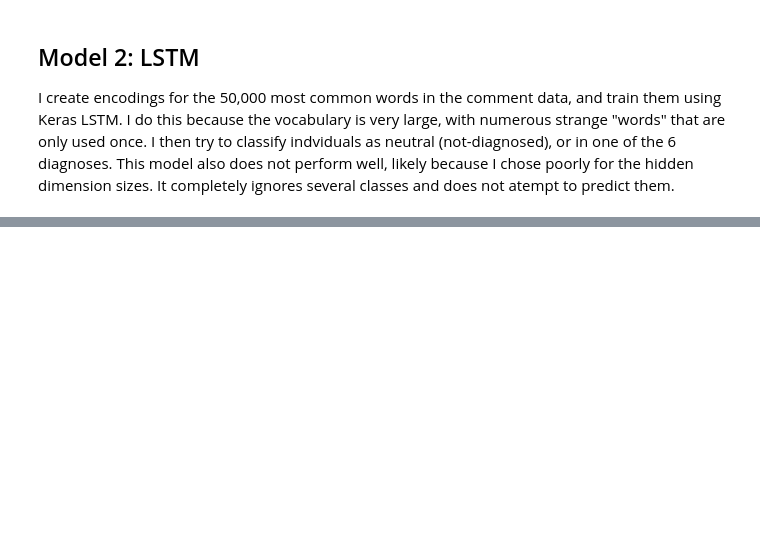
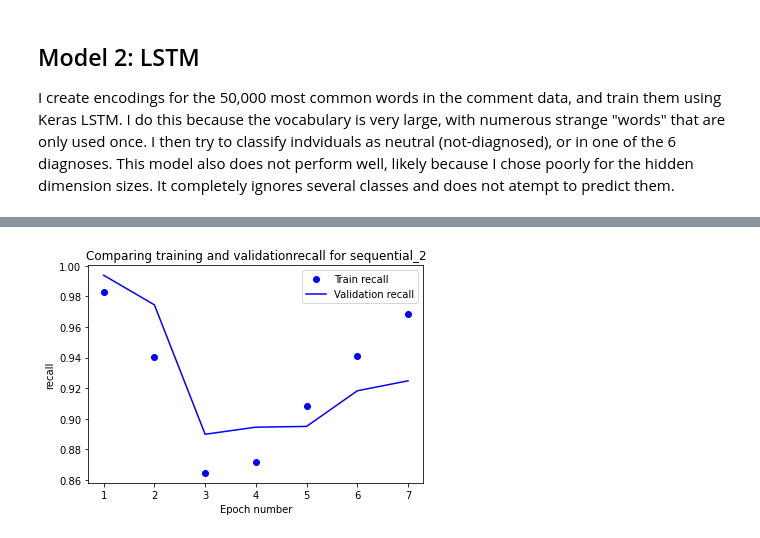
Before and after one commit to kstrickland680/MentalHealthRedditAnalysis, a Jupyter notebook: MentalHealthRedditAnalysis.ipynb, the cells around one changed output, grey strips where cells are left out. Cells and saved outputs as stored; diff of their text form; code cells hidden in the pictures; blank space fills up the shorter version.

```diff
--- a/MentalHealthRedditAnalysis.ipynb
+++ b/MentalHealthRedditAnalysis.ipynb
@@ -1386,0 +1261,4 @@ y_test_bin = [y if y == 0 else 1 for y in y_test]
+# %%
+eval_metric(model_lstm, history, 'recall')
+# %% [output]
+[figure, added]
```
Also changed, not shown: parts of 244 cells of this notebook.
